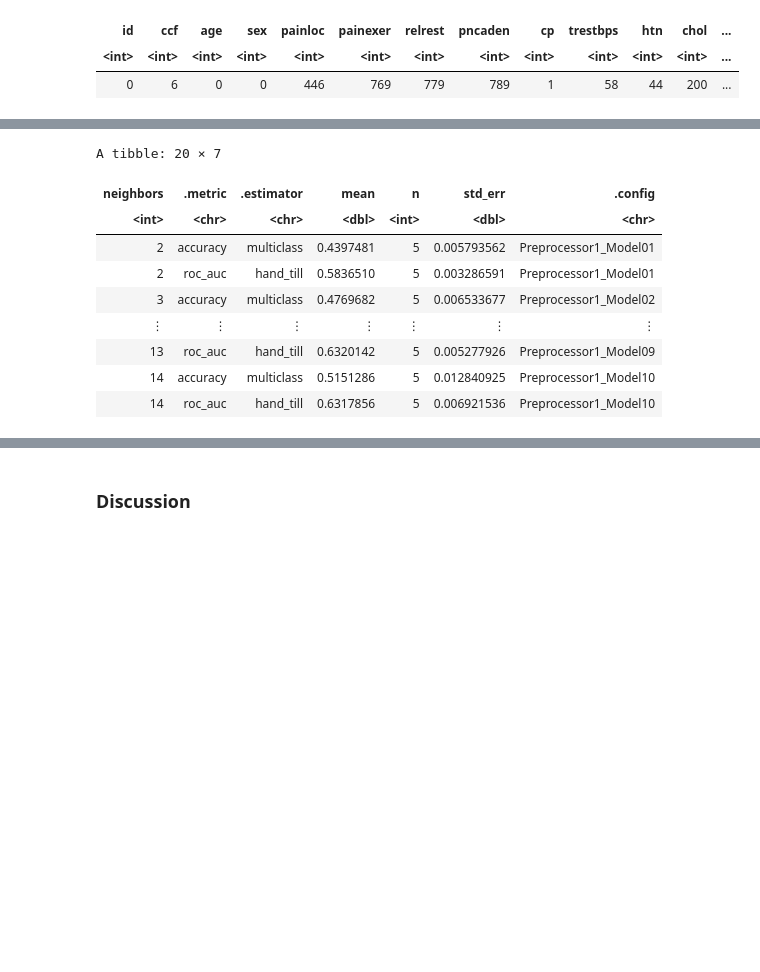
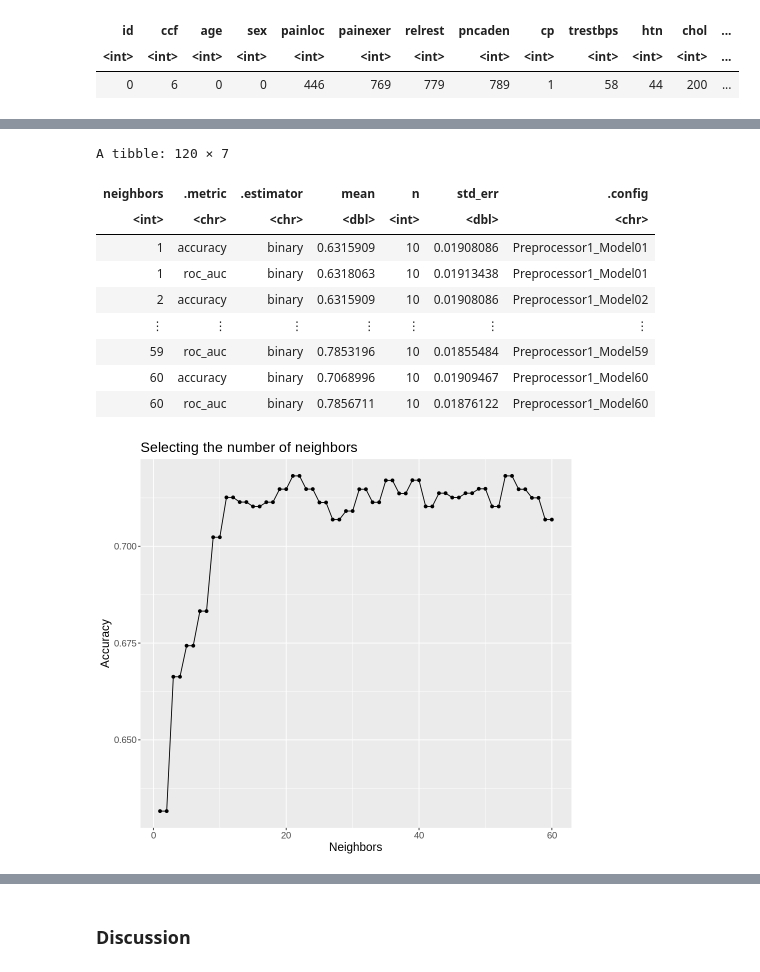
Before and after one commit to HUCKLEandtheSTALKER/DSCI100-jupyter-worksheets, a Jupyter notebook: project.ipynb, the cells around one changed output, grey strips where cells are left out. Drawn from its saved outputs; the diff is of its cells as text; code cells hidden in the pictures; blank space fills up the shorter version.

```diff
--- a/project.ipynb
+++ b/project.ipynb
@@ -156,7 +156,7 @@ We have kept 12 columns from the original dataset, removed rows containing missi
 # %%
 heart <- heart_wide |>
     select(age, chol, thaldur, met, thalach, thalrest, tpeakbps, tpeakbpd, trestbps, trestbpd, oldpeak, num) |>
-    mutate(disease = as.factor(num), .keep = "unused") |>
+    mutate(disease = as.factor(ifelse(num > 0, "yes", "no")), .keep = "unused") |>
     drop_na()
 heart_split <- initial_split(heart, prop =0.75, strata = disease)
 heart_testing <- testing(heart_split)
@@ -176,31 +176,40 @@ A tibble: 887 × 12
 # %%
 heart_recipe <- recipe(disease ~ ., data = heart_training) |>
                 step_scale(all_predictors()) |>
                 step_center(all_predictors())
 
-heart_vfold <- vfold_cv(heart_training, v=5, strata = disease)
+heart_vfold <- vfold_cv(heart_training, v = 10, strata = disease)
 
 heart_spec <- nearest_neighbor(weight_func= "rectangular",
                                neighbors=tune()) |>
                 set_engine("kknn")|>
                 set_mode("classification")
-
+gridvals <- tibble(neighbors = c(1:60))
 heart_results <- workflow() |>
                 add_recipe(heart_recipe)|>
                 add_model(heart_spec) |>
-                tune_grid(resamples = heart_vfold, grid = 10)|>
+                tune_grid(resamples = heart_vfold, grid = gridvals)|>
                 collect_metrics()
 heart_results
+neighbor_plot <- heart_results |>
+    filter(.metric == "accuracy") |>
+    ggplot(aes(x = neighbors, y = mean)) +
+        geom_point() +
+        geom_line() +
+        labs(x = "Neighbors", y = "Accuracy", title = "Selecting the number of neighbors") +
+        theme(text = element_text(size = 14))
+neighbor_plot
 # %% [output]
-A tibble: 20 × 7
+A tibble: 120 × 7
 | neighbors | .metric | .estimator | mean | n | std_err | .config |
 | <int> | <chr> | <chr> | <dbl> | <int> | <dbl> | <chr> |
-| 2 | accuracy | multiclass | 0.4397481 | 5 | 0.005793562 | Preprocessor1_Model01 |
-| 2 | roc_auc | hand_till | 0.5836510 | 5 | 0.003286591 | Preprocessor1_Model01 |
-| 3 | accuracy | multiclass | 0.4769682 | 5 | 0.006533677 | Preprocessor1_Model02 |
+| 1 | accuracy | binary | 0.6315909 | 10 | 0.01908086 | Preprocessor1_Model01 |
+| 1 | roc_auc | binary | 0.6318063 | 10 | 0.01913438 | Preprocessor1_Model01 |
+| 2 | accuracy | binary | 0.6315909 | 10 | 0.01908086 | Preprocessor1_Model02 |
 | ⋮ | ⋮ | ⋮ | ⋮ | ⋮ | ⋮ | ⋮ |
-| 13 | roc_auc | hand_till | 0.6320142 | 5 | 0.005277926 | Preprocessor1_Model09 |
-| 14 | accuracy | multiclass | 0.5151286 | 5 | 0.012840925 | Preprocessor1_Model10 |
-| 14 | roc_auc | hand_till | 0.6317856 | 5 | 0.006921536 | Preprocessor1_Model10 |
+| 59 | roc_auc | binary | 0.7853196 | 10 | 0.01855484 | Preprocessor1_Model59 |
+| 60 | accuracy | binary | 0.7068996 | 10 | 0.01909467 | Preprocessor1_Model60 |
+| 60 | roc_auc | binary | 0.7856711 | 10 | 0.01876122 | Preprocessor1_Model60 |
+[figure, added]
 # %%
 options(repr.plot.width = 14, repr.plot.height = 13)
```
Also changed, not shown: parts of 3 cells of this notebook.
